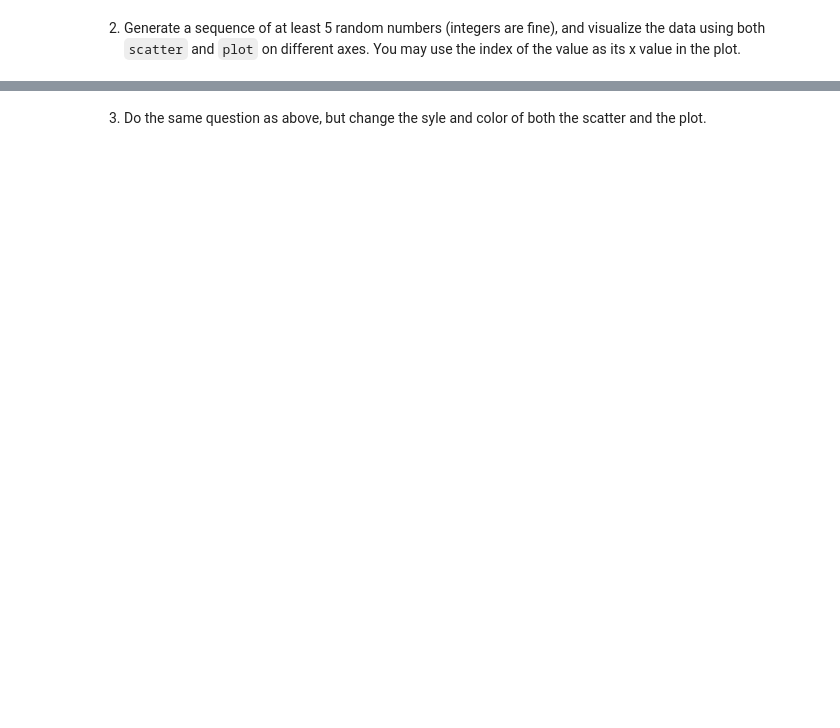
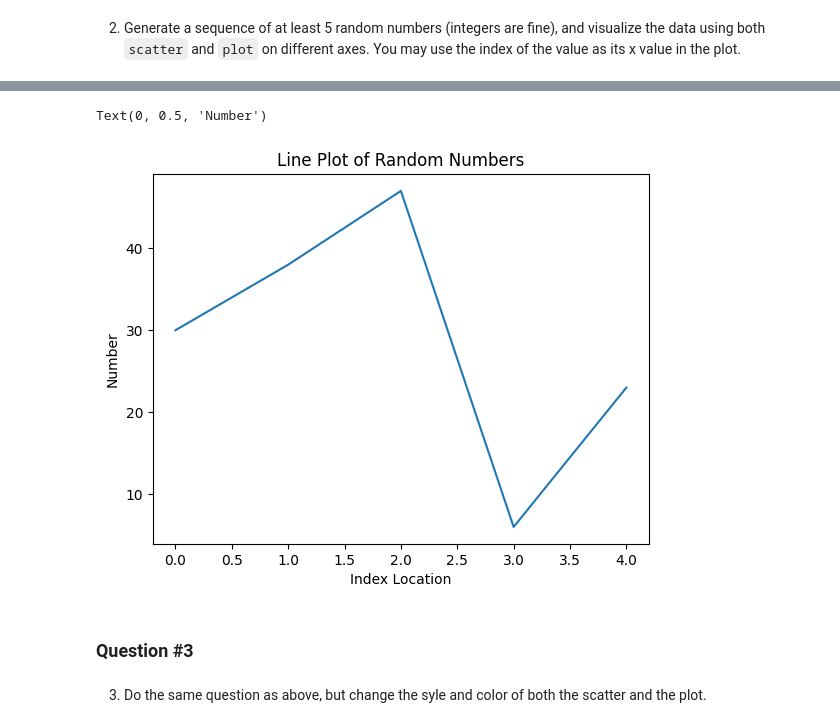
Before and after one commit to WadeBryson/Matplotlib_and_Pyplot, a Jupyter notebook: pyplot.ipynb, the cells around one changed output, grey strips where cells are left out. Cells and saved outputs as stored; diff of their text form; code cells hidden in the pictures; blank space fills up the shorter version.

```diff
--- a/pyplot.ipynb
+++ b/pyplot.ipynb
@@ -45,2 +61,12 @@ Text(0.5, 1.0, 'Character Frequencey Chart')
+# %%
+plt.plot(x_values, seq)
+plt.title('Line Plot of Random Numbers')
+plt.xlabel('Index Location')
+plt.ylabel('Number')
+# %% [output]
+Text(0, 0.5, 'Number')
+[figure, added]
+# %% [markdown]
+### Question #3
 # %% [markdown]
 3. Do the same question as above, but change the syle and color of both the scatter and the plot.
```
Also changed, not shown: parts of 7 cells of this notebook.
